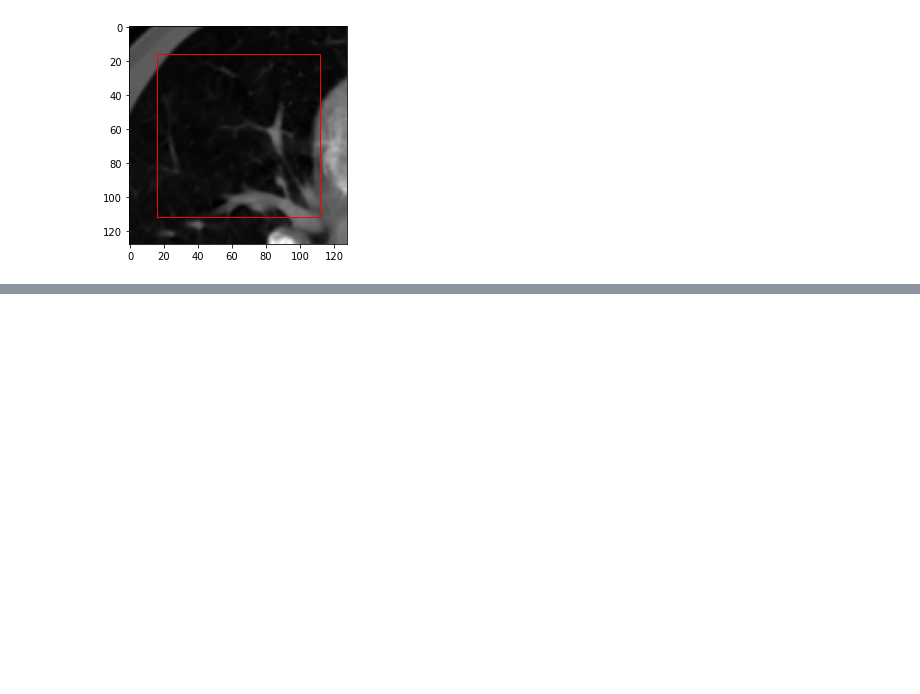
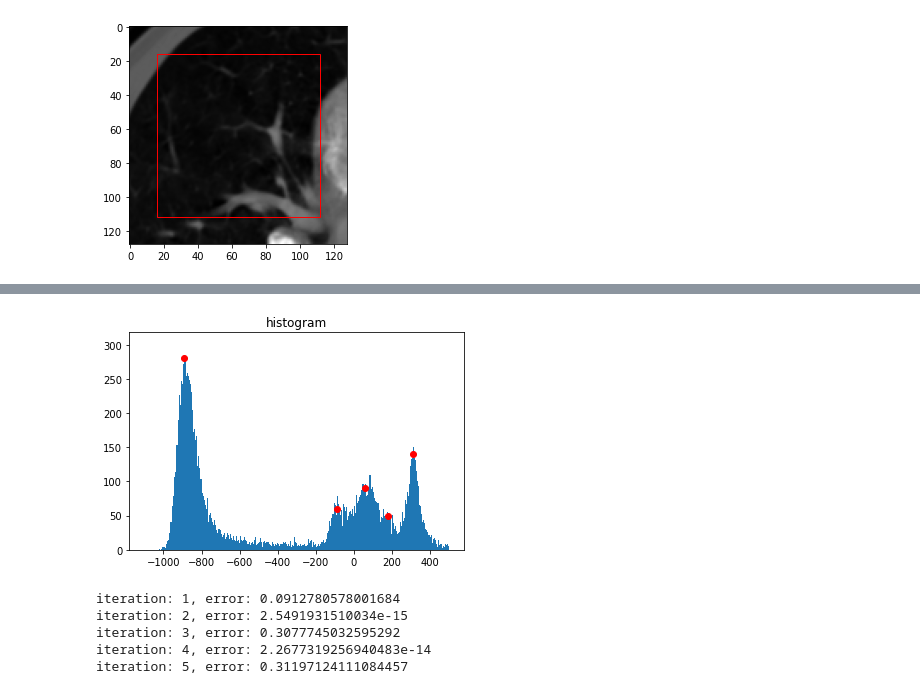
Before and after one commit to s-mostafa-a/CT-noise-statistical-characterization, a Jupyter notebook: notebooks/playground.ipynb, the cells around one changed output, grey strips where cells are left out. Cells and saved outputs as stored; diff of their text form; code cells hidden in the pictures; blank space fills up the shorter version.

```diff
--- a/notebooks/playground.ipynb
+++ b/notebooks/playground.ipynb
@@ -322,0 +336,22 @@ It seems that there are not any improvements... :(
+# %%
+flat = img.flatten()
+ax = plt.subplot(1, 1, 1)
+ax.hist(flat, bins=list(np.arange(-1100, 500, 1)))
+ax.plot(-890, 280, "or")
+ax.plot(-90, 60, "or")
+ax.plot(60, 90, "or")
+ax.plot(180, 50, "or")
+ax.plot(310, 140, "or")
+plt.title("histogram")
+plt.show()
+# %% [output]
+[figure, added]
+# %%
+mu_5 = np.array([-890, -90, 60, 180, 310])
+theta, gamma = run_first_algorithms(img, mu_5, non_central=True, neighborhood_size=280, tol=-1)
+# %% [output]
+iteration: 1, error: 0.0912780578001684
+iteration: 2, error: 2.5491931510034e-15
+iteration: 3, error: 0.3077745032595292
+iteration: 4, error: 2.2677319256940483e-14
+iteration: 5, error: 0.31197124111084457
```
Also changed, not shown: parts of 5 cells of this notebook.
